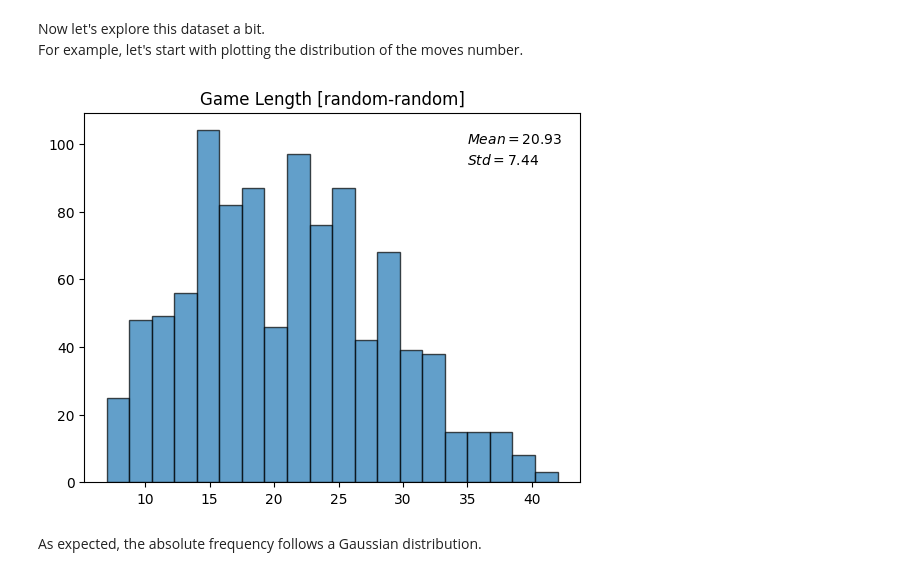
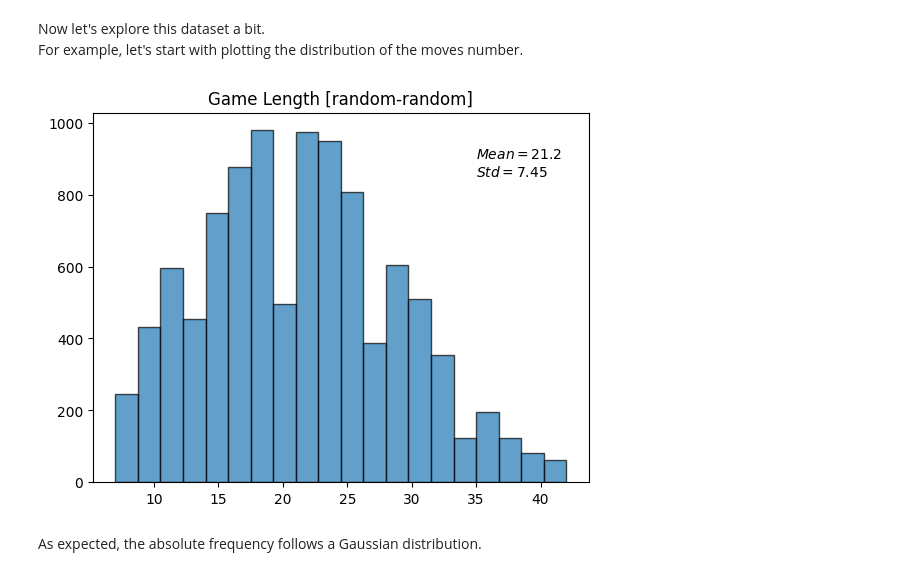
Before and after one commit to zick97/nn_project, a Jupyter notebook: main.ipynb, the cells around one changed output. Drawn from its saved outputs; the diff is of its cells as text; code cells hidden in the pictures.

Commit message:
optimized simulations

```diff
--- a/main.ipynb
+++ b/main.ipynb
@@ -371,18 +374,31 @@ from tqdm import tqdm
 # simulating N AI-AI games
 def simulation(n=100, game_type='random-random'):
     dataset = pd.DataFrame()
-    for i in tqdm(range(n), desc='Simulating', bar_format='{l_bar}{bar:15}{r_bar}{bar:-10b}'):
-        random_random = Game(game_type=game_type)   # initialize the game environment
-        random_random.play_game()                   # play the game
-        game = random_random.save_game()            # save the game as a dataframe
-        game.index = [i] * len(game)
-        dataset = pd.concat([dataset, game])
+    if n <= 1000:
+        for i in tqdm(range(n), desc='Simulating', bar_format='{l_bar}{bar:15}{r_bar}{bar:-10b}'):
+            random_random = Game(game_type=game_type)   # initialize the game environment
+            random_random.play_game()                   # play the game
+            game = random_random.save_game()            # save the game as a dataframe
+            game.index = [i] * len(game)
+            dataset = pd.concat([dataset, game])
+    else:
+        j = 0
+        for _ in tqdm(range(int(n / 1000)), desc='Simulating', bar_format='{l_bar}{bar:15}{r_bar}{bar:-10b}'):
+            df = pd.DataFrame()
+            for i in range(1000):
+                random_random = Game(game_type=game_type)
+                random_random.play_game()
+                game = random_random.save_game()
+                game.index = [i + j] * len(game)
+                df = pd.concat([df, game])
+            j += i + 1
+            dataset = pd.concat([dataset, df])
 
     print('Saving: ...')
     dataset.to_csv(f'simulations/simulation_{game_type}_{n}.csv')
     return dataset
 # %%
-dataset = simulation(n=1000, game_type='random-random')
+dataset = simulation(n=10000, game_type='random-random')
 # %% [output]
 Saving: ...
 # %%
@@ -410,12 +426,12 @@ import matplotlib.pyplot as plt
 # %%
 row_count = dataset.groupby(level=0).size()
 
 plt.hist(row_count, bins=20, alpha=0.7, edgecolor='black', linewidth=1)
 plt.title('Game Length [random-random]')
-plt.text(35, 100, f'$Mean = {row_count.mean().round(2)}$')
-plt.text(35, 94, f'$Std = {row_count.std().round(2)}$')
+plt.text(35, 900, f'$Mean = {row_count.mean().round(2)}$')
+plt.text(35, 850, f'$Std = {row_count.std().round(2)}$')
 plt.show()
 # %% [output]
-[figure, old version]
+[figure, new version]
 # %% [markdown]
 As expected, the absolute frequency follows a Gaussian distribution.
```
Also changed, not shown: parts of 3 cells of this notebook, 1 other file.
